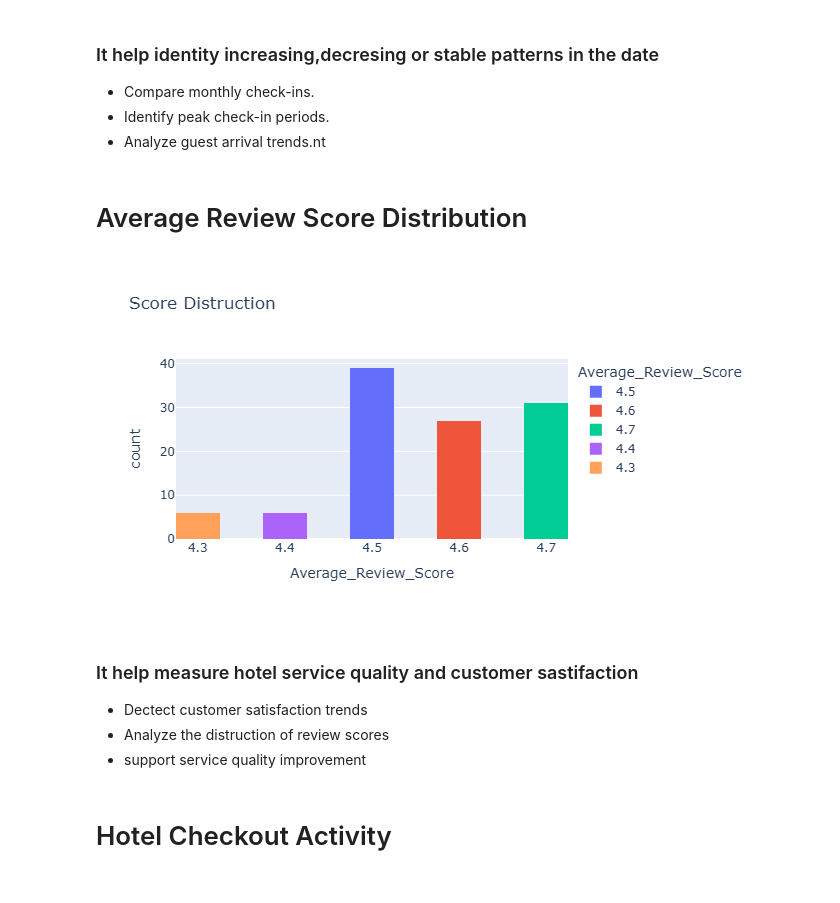
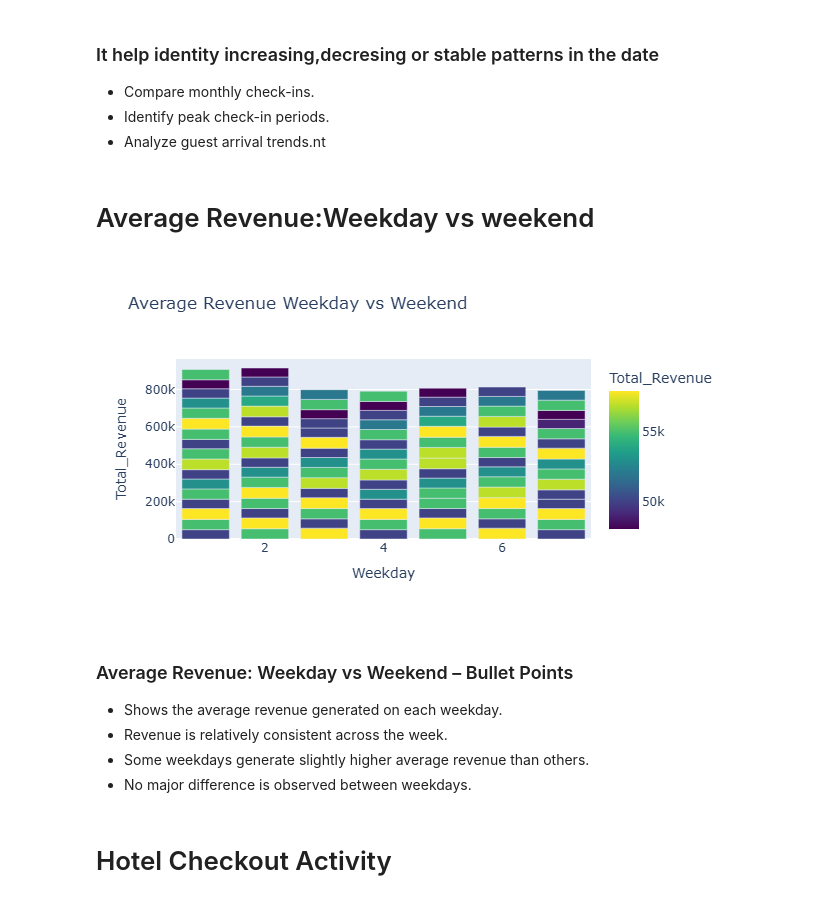
Before and after one commit to harmalmarwaha-lgtm/Hotel-Revenue-Dashboard, a Jupyter notebook: Data cleaning and preprocessing.ipynb, the cells around one changed output. Drawn from its saved outputs; the diff is of its cells as text; code cells hidden in the pictures.

```diff
--- a/Data cleaning and preprocessing.ipynb
+++ b/Data cleaning and preprocessing.ipynb
@@ -526,17 +515,18 @@ fig.show()
 - Identify peak check-in periods.
 - Analyze guest arrival trends.nt
 # %% [markdown]
-# Average Review Score Distribution
+# Average Revenue:Weekday vs weekend
 # %%
-fig = px.histogram(df,x="Average_Review_Score",nbins=10,color="Average_Review_Score",title="Score Distruction")
+fig = px.bar(df,x="Weekday",y="Total_Revenue",color="Total_Revenue",color_continuous_scale="viridis",title="Average Revenue Weekday vs Weekend")
 fig.show()
 # %% [output]
-[figure, old version]
+[figure, new version]
 # %% [markdown]
-### It help measure hotel service quality and customer sastifaction
-   - Dectect customer satisfaction trends
-   - Analyze the distruction of review scores
-   - support service quality improvement
+### Average Revenue: Weekday vs Weekend – Bullet Points
+- Shows the average revenue generated on each weekday.
+- Revenue is relatively consistent across the week.
+- Some weekdays generate slightly higher average revenue than others.
+- No major difference is observed between weekdays.
 # %% [markdown]
 # Hotel Checkout Activity
 # %%
```
Also changed, not shown: parts of 35 cells of this notebook.
